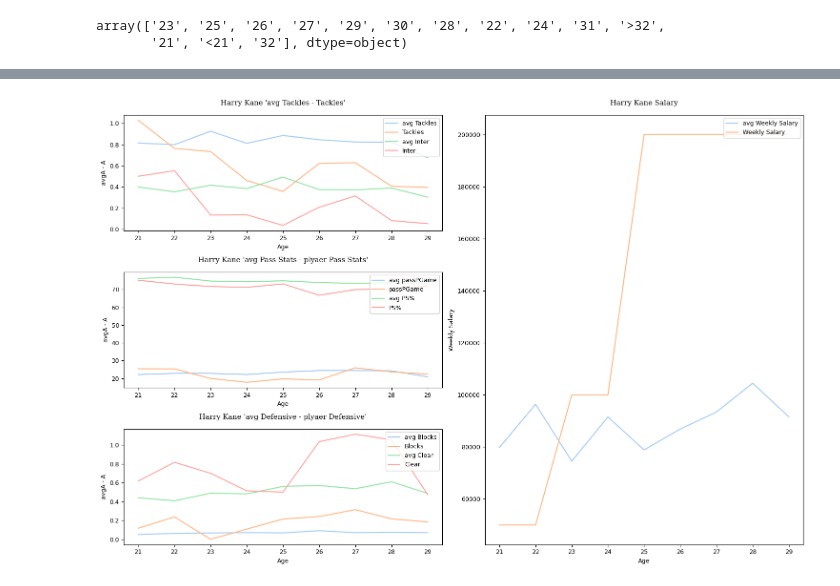
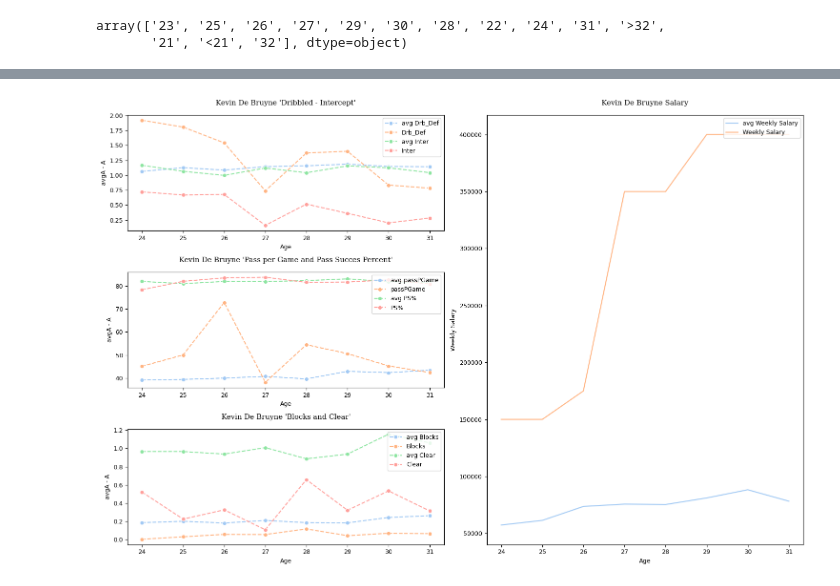
Before and after one commit to LEEINSEO-0118/EPL_EDA_Project, a Jupyter notebook: EDA_with_team_code.ipynb, the cells around one changed output, grey strips where cells are left out. Saved outputs shown, nothing was run; the diff lists cells and outputs as text; code cells hidden in the pictures.

```diff
--- a/EDA_with_team_code.ipynb
+++ b/EDA_with_team_code.ipynb
@@ -151,0 +186,14 @@ def get_age_lev(age):
+# %%
+# 공격 6개
+# 수비 최대 3개로 지표를 조절
+feature_dict = {
+    'Forward' : {'Offensive' : ['G', 'A', 'NPG', 'Drb_Off'],
+                'Defensive' : ['Tackles', 'Inter']
+                },
+    'Midfielder' : {'Offensive' : ['A', 'xA', 'xGBuildup', 'Drb_Off', 'KeyP','PS%'],
+                'Defensive' : ['Tackles', 'Inter','Blocks']
+                },
+    'Defender' : {'Offensive' : ['A', 'xA', 'xGBuildup', 'PS%'],
+                'Defensive' : ['Clear', 'Blocks', 'Drb_Def']
+                }
+}
@@ -167 +407,4 @@ player_name = "Harry Kane"
+# %%
+# player_name = "Gareth Bale"
+player_name = "Kevin De Bruyne"
 # %%
@@ -233,6 +476,6 @@ plt.show()
 # %%
-# 특정 선수 지표와 해당 나이대 지표 비교
-# player_name = "Virgil van Dijk"
+# 특정 선수 지표와 해당 나이대 평균 비교
+# player_name = "Luke Ayling"
 one_player = eda_df[eda_df['Name'] == player_name]
 position = one_player['Position'].unique()[0]
 
@@ -240,13 +483,10 @@ position = one_player['Position'].unique()[0]
 position_min_means.loc[position]
 
 # 나이 범위에 맞추어 평균 값 데이터 만들기
-means_list = [['Age', 'Age Lev', 'xGBuildup', 'Weekly Salary', 'Tackles',
-                'Inter', 'Fouls','Drb_Def', 'Blocks','Clear', 'AvgP','PS%']]
+means_list = [['Age', 'Age Lev'] + list(position_min_means.columns)]
 for age in one_player['Age'].unique():
     age_lev = get_age_lev(age)
-    temp = list(position_min_means.loc[(position, age_lev)].loc[['xGBuildup', 'Weekly Salary', 'Tackles',
-                                                                 'Inter', 'Fouls','Drb_Def', 'Blocks','Clear',
-                                                                 'AvgP','PS%']])
+    temp = list(position_min_means.loc[(position, age_lev)])
     means_list.append([age, age_lev] + temp)
 means_df = pd.DataFrame(means_list[1:], columns = means_list[0])
 
@@ -254,59 +494,58 @@ plt.figure(figsize = (15, 10))
 plt.rc('font', size= 9)
 
 
-# avg xGBuildup - xGBuildup
-# tackle
+# Drb_Def and tackle
 plt.subplot(3, 2, 1)
 sns.set_palette('pastel')
-plt.title(f'{player_name} \'avg Tackles - Tackles\'', pad = 15, fontfamily = 'serif')
+plt.title(f'{player_name} \'Dribbled - Intercept\'', pad = 15, fontfamily = 'serif')
 plt.ylabel('avgA - A')
 
 plt.xticks(one_player['Age'].unique())
-sns.lineplot(data = means_df, x = 'Age', y = 'Tackles', label = 'avg Tackles')
-sns.lineplot(data = one_player, x = 'Age', y = 'Tackles', label = 'Tackles')
-sns.lineplot(data = means_df, x = 'Age', y = 'Inter', label = 'avg Inter')
-sns.lineplot(data = one_player, x = 'Age', y = 'Inter', label = 'Inter')
+sns.lineplot(data = means_df, x = 'Age', y = 'Drb_Def', label = 'avg Drb_Def', linestyle='--', marker='o')
+sns.lineplot(data = one_player, x = 'Age', y = 'Drb_Def', label = 'Drb_Def', linestyle='--', marker='o')
+sns.lineplot(data = means_df, x = 'Age', y = 'Inter', label = 'avg Inter', linestyle='--', marker='o')
+sns.lineplot(data = one_player, x = 'Age', y = 'Inter', label = 'Inter', linestyle='--', marker='o')
 plt.legend(loc = 'upper right')
 
 # avg pass stat - stat
 plt.subplot(3, 2, 3)
 sns.set_palette('pastel')
-plt.title(f'{player_name} \'avg Pass Stats - plyaer Pass Stats\'', pad = 15, fontfamily = 'serif')
+plt.title(f'{player_name} \'Pass per Game and Pass Succes Percent\'', pad = 15, fontfamily = 'serif')
 plt.ylabel('avgA - A')
 
 plt.xticks(one_player['Age'].unique())
-sns.lineplot(data = means_df, x = 'Age', y = 'AvgP', label = 'avg passPGame')
-sns.lineplot(data = one_player, x = 'Age', y = 'AvgP', label = 'passPGame')
-sns.lineplot(data = means_df, x = 'Age', y = 'PS%', label = 'avg PS%')
-sns.lineplot(data = one_player, x = 'Age', y = 'PS%', label = 'PS%')
+sns.lineplot(data = means_df, x = 'Age', y = 'AvgP', label = 'avg passPGame', linestyle='--', marker='o')
+sns.lineplot(data = one_player, x = 'Age', y = 'AvgP', label = 'passPGame', linestyle='--', marker='o')
+sns.lineplot(data = means_df, x = 'Age', y = 'PS%', label = 'avg PS%', linestyle='--', marker='o')
+sns.lineplot(data = one_player, x = 'Age', y = 'PS%', label = 'PS%', linestyle='--', marker='o')
 plt.legend(loc = 'upper right')
 
 # avg Defensive stat - stat
 plt.subplot(3, 2, 5)
 sns.set_palette('pastel')
-plt.title(f'{player_name} \'avg Defensive - plyaer Defensive\'', pad = 15, fontfamily = 'serif')
+plt.title(f'{player_name} \'Blocks and Clear\'', pad = 15, fontfamily = 'serif')
 plt.ylabel('avgA - A')
 
 plt.xticks(one_player['Age'].unique())
-# sns.lineplot(data = means_df, x = 'Age', y = 'Tackles', label = 'avg Tackles')
-# sns.lineplot(data = one_player, x = 'Age', y = 'Tackles', label = 'Tackles')
-sns.lineplot(data = means_df, x = 'Age', y = 'Blocks', label = 'avg Blocks')
-sns.lineplot(data = one_player, x = 'Age', y = 'Blocks', label = 'Blocks')
-sns.lineplot(data = means_df, x = 'Age', y = 'Clear', label = 'avg Clear')
-sns.lineplot(data = one_player, x = 'Age', y = 'Clear', label = 'Clear')
+# sns.lineplot(data = means_df, x = 'Age', y = 'Tackles', label = 'avg Tackles', linestyle='--', marker='o')
+# sns.lineplot(data = one_player, x = 'Age', y = 'Tackles', label = 'Tackles', linestyle='--', marker='o')
+sns.lineplot(data = means_df, x = 'Age', y = 'Blocks', label = 'avg Blocks', linestyle='--', marker='o')
+sns.lineplot(data = one_player, x = 'Age', y = 'Blocks', label = 'Blocks', linestyle='--', marker='o')
+sns.lineplot(data = means_df, x = 'Age', y = 'Clear', label = 'avg Clear', linestyle='--', marker='o')
+sns.lineplot(data = one_player, x = 'Age', y = 'Clear', label = 'Clear', linestyle='--', marker='o')
 plt.legend(loc = 'upper right')
 
 # Salary
 plt.subplot(1, 2, 2)
 plt.title(f'{player_name} Salary', pad = 15, fontfamily = 'serif')
 
 plt.xticks(one_player['Age'].unique())
 sns.lineplot(data = means_df, x = 'Age', y = 'Weekly Salary', label = 'avg Weekly Salary')
 sns.lineplot(data = one_player, x = 'Age', y = 'Weekly Salary', label = 'Weekly Salary')
 plt.legend(loc = 'upper right')
 
 plt.tight_layout()
 plt.show()
 # plt.savefig(f'{player_name}.png')
 # %% [output]
-[figure, old version]
+[figure, new version]
```
Also changed, not shown: parts of 14 cells of this notebook, 9 other files.
